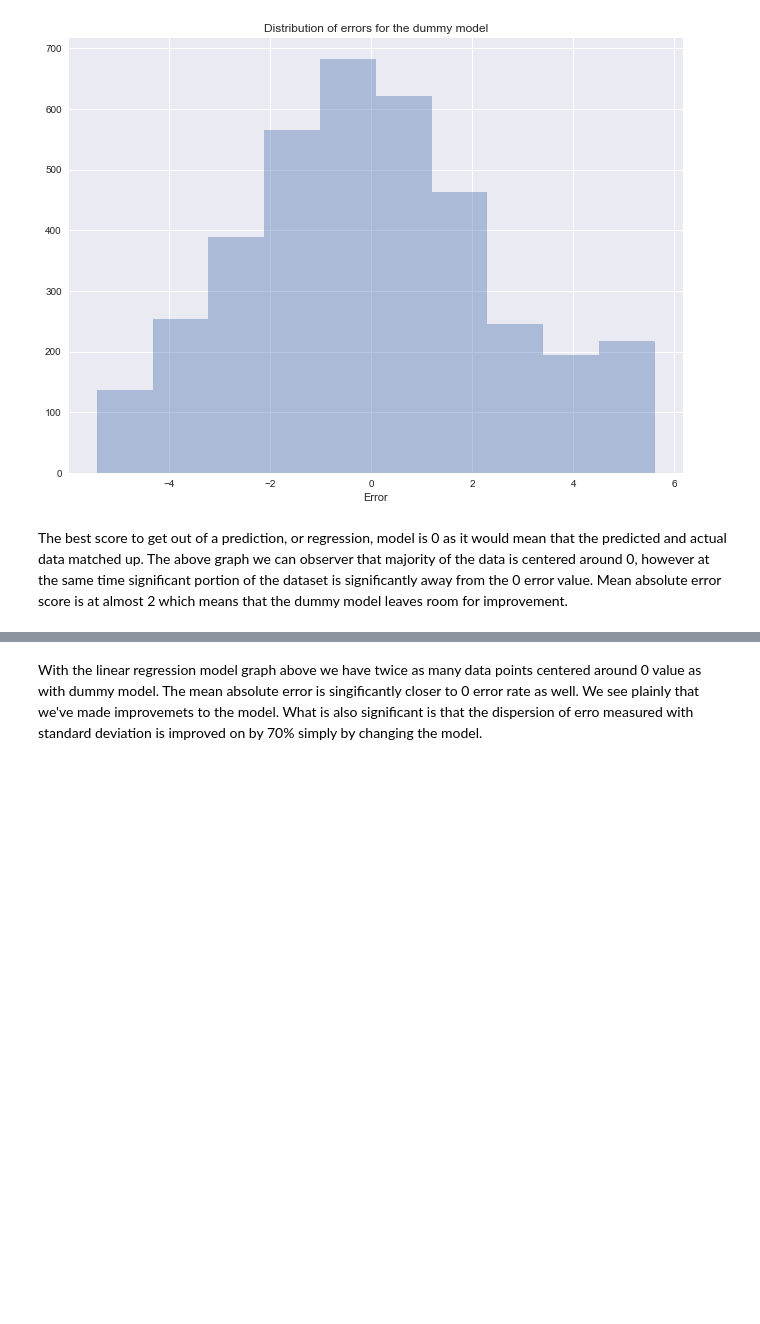
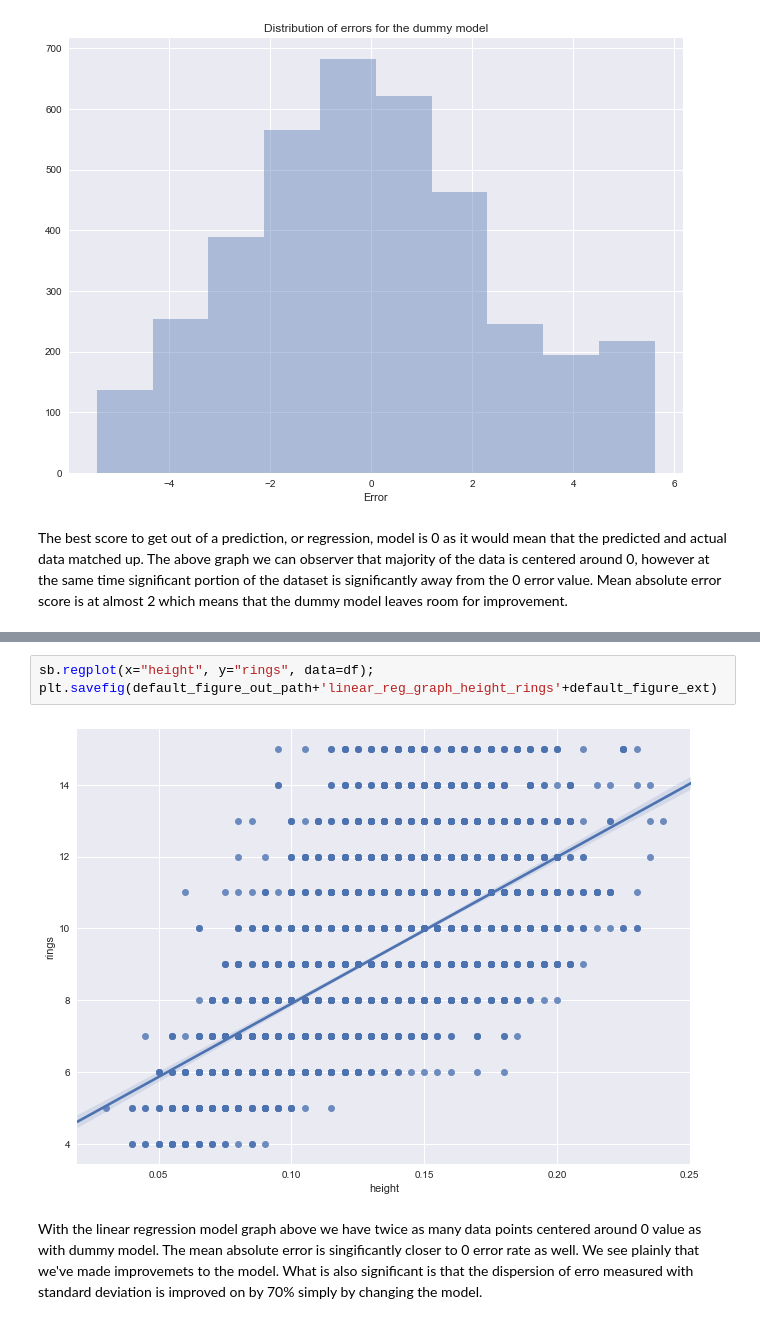
Before and after one commit to viciouspetal/data-analytics-notebook, a Jupyter notebook: Assignment workbook.ipynb, the cells around one changed output, grey strips where cells are left out. Cells and saved outputs as stored; diff of their text form; blank space fills up the shorter version.

Commit message:
Added linear regression graph

```diff
--- a/Assignment workbook.ipynb
+++ b/Assignment workbook.ipynb
@@ -653,2 +668,7 @@ linear_std/dummy_std *100
+# %%
+sb.regplot(x="height", y="rings", data=df);
+plt.savefig(default_figure_out_path+'linear_reg_graph_height_rings'+default_figure_ext)
+# %% [output]
+[figure, added]
 # %% [markdown]
 With the linear regression model graph above we have twice as many data points centered around 0 value as with dummy model. The mean absolute error is singificantly closer to 0 error rate as well. We see plainly that we've made improvemets to the model. What is also significant is that the dispersion of erro measured with standard deviation is improved on by 70% simply by changing the model.
```
Also changed, not shown: parts of 7 cells of this notebook.
